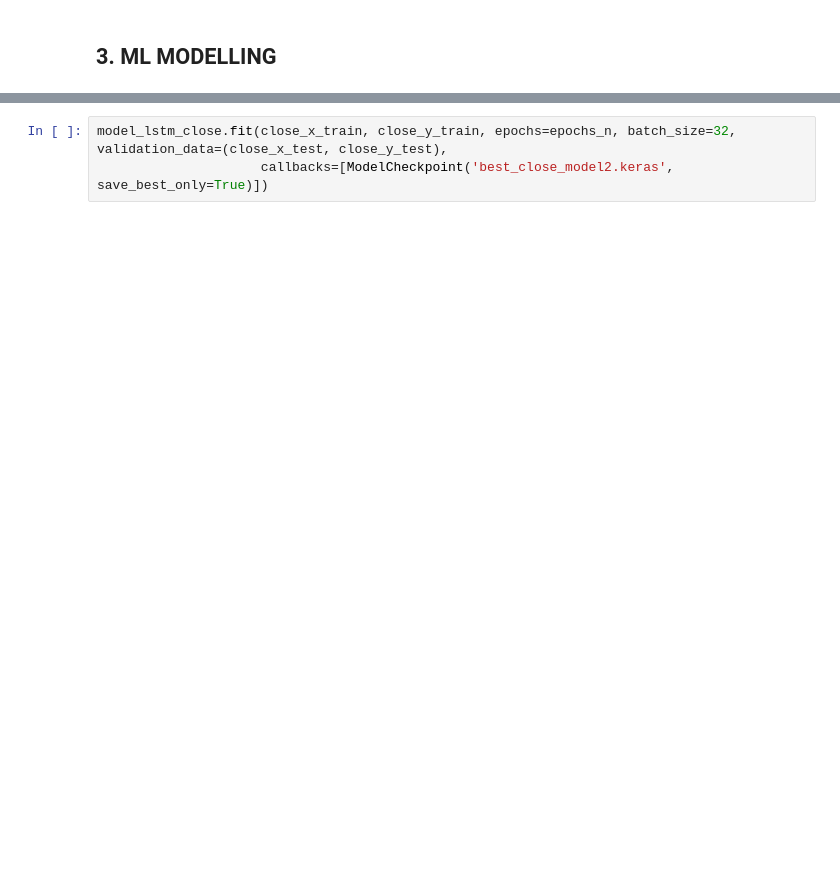
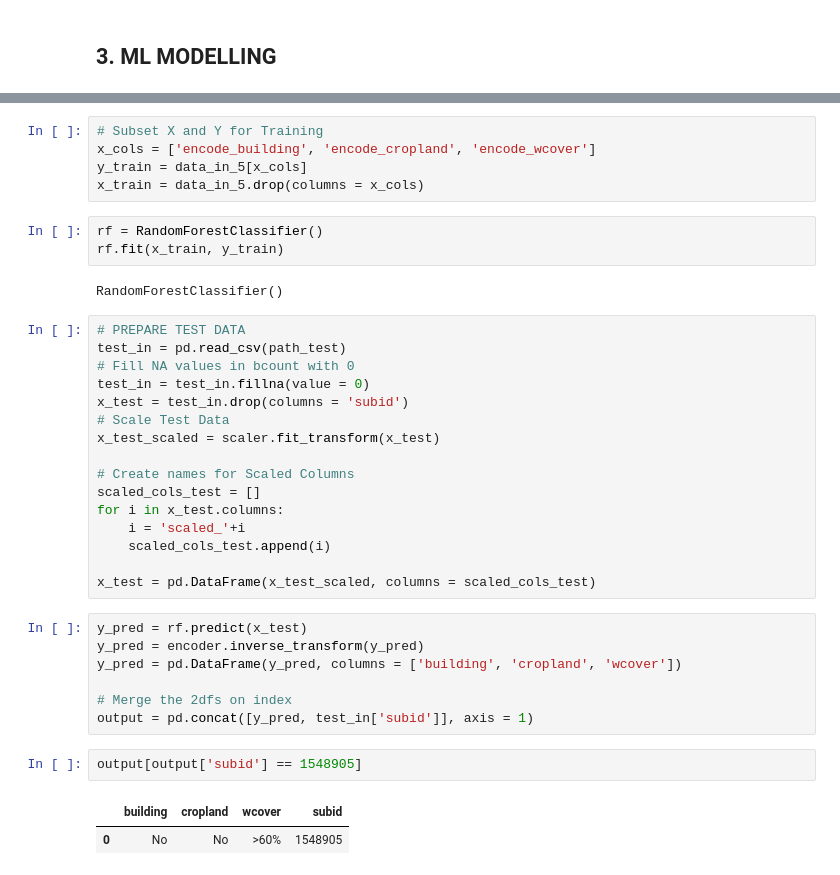
Before and after one commit to AllanMogley/15-Amini-DSC, a Jupyter notebook: 2-processing.ipynb, the cells around one changed output, grey strips where cells are left out. Cells and saved outputs as stored; diff of their text form; blank space fills up the shorter version.

Commit message:
(ML) : Random Forest Classifier

```diff
--- a/2-processing.ipynb
+++ b/2-processing.ipynb
@@ -211,3 +244,38 @@ model_lstm_close.compile(optimizer=Adam(learning_rate=l_rate), loss='mse', metri
-# %%
-model_lstm_close.fit(close_x_train, close_y_train, epochs=epochs_n, batch_size=32, validation_data=(close_x_test, close_y_test),
-                     callbacks=[ModelCheckpoint('best_close_model2.keras', save_best_only=True)])
+# %%
+# Subset X and Y for Training
+x_cols = ['encode_building', 'encode_cropland', 'encode_wcover']
+y_train = data_in_5[x_cols]
+x_train = data_in_5.drop(columns = x_cols)
+# %%
+rf = RandomForestClassifier()
+rf.fit(x_train, y_train)
+# %% [output]
+RandomForestClassifier()
+# %%
+# PREPARE TEST DATA
+test_in = pd.read_csv(path_test)
+# Fill NA values in bcount with 0
+test_in = test_in.fillna(value = 0)
+x_test = test_in.drop(columns = 'subid')
+# Scale Test Data
+x_test_scaled = scaler.fit_transform(x_test)
+
+# Create names for Scaled Columns
+scaled_cols_test = []
+for i in x_test.columns:
+    i = 'scaled_'+i
+    scaled_cols_test.append(i)
+
+x_test = pd.DataFrame(x_test_scaled, columns = scaled_cols_test)
+# %%
+y_pred = rf.predict(x_test)
+y_pred = encoder.inverse_transform(y_pred)
+y_pred = pd.DataFrame(y_pred, columns = ['building', 'cropland', 'wcover'])
+
+# Merge the 2dfs on index
+output = pd.concat([y_pred, test_in['subid']], axis = 1)
+# %%
+output[output['subid'] == 1548905]
+# %% [output]
+|  | building | cropland | wcover | subid |
+| 0 | No | No | >60% | 1548905 |
```
Also changed, not shown: parts of 16 cells of this notebook.
